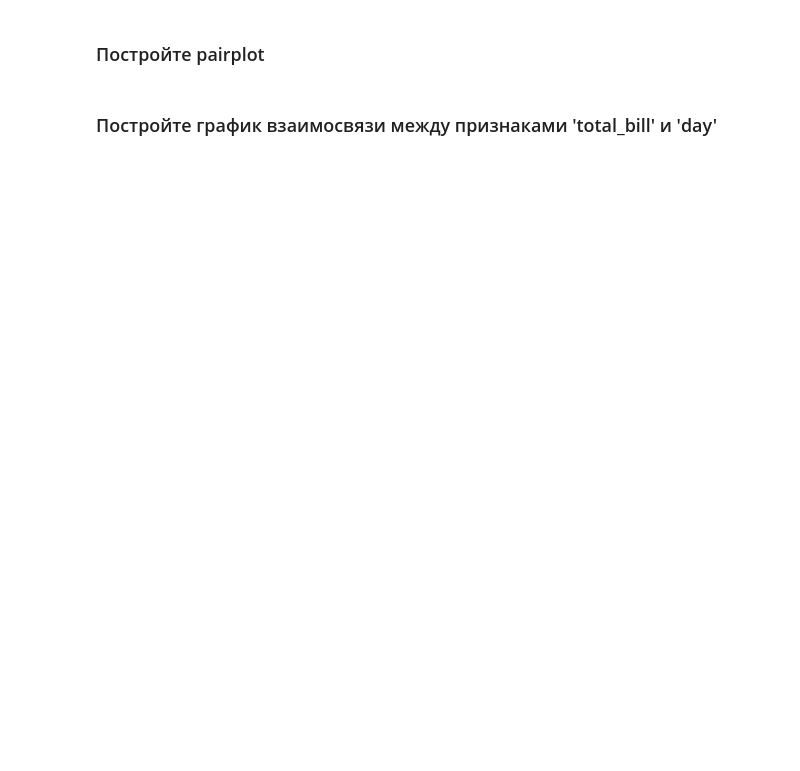
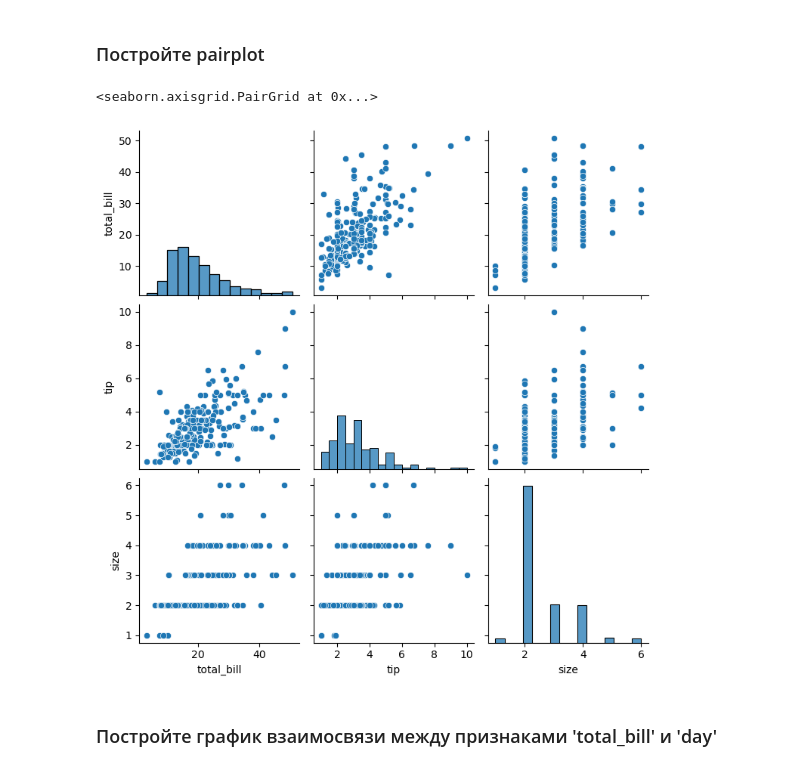
Before and after one commit to ATer-Oganisyan/hw_3, a Jupyter notebook: analyze_and_visualize.ipynb, the cells around one changed output. Saved outputs shown, nothing was run; the diff lists cells and outputs as text; code cells hidden in the pictures; blank space fills up the shorter version.

```diff
--- a/analyze_and_visualize.ipynb
+++ b/analyze_and_visualize.ipynb
@@ -240,4 +250,9 @@ print(tips)
 # %% [markdown]
 ### Постройте pairplot
+# %%
+sb.pairplot(tips)
+# %% [output]
+<seaborn.axisgrid.PairGrid at 0x...>
+[figure, added]
 # %% [markdown]
 ### Постройте график взаимосвязи между признаками 'total_bill' и 'day'
```
Also changed, not shown: parts of 7 cells of this notebook.
